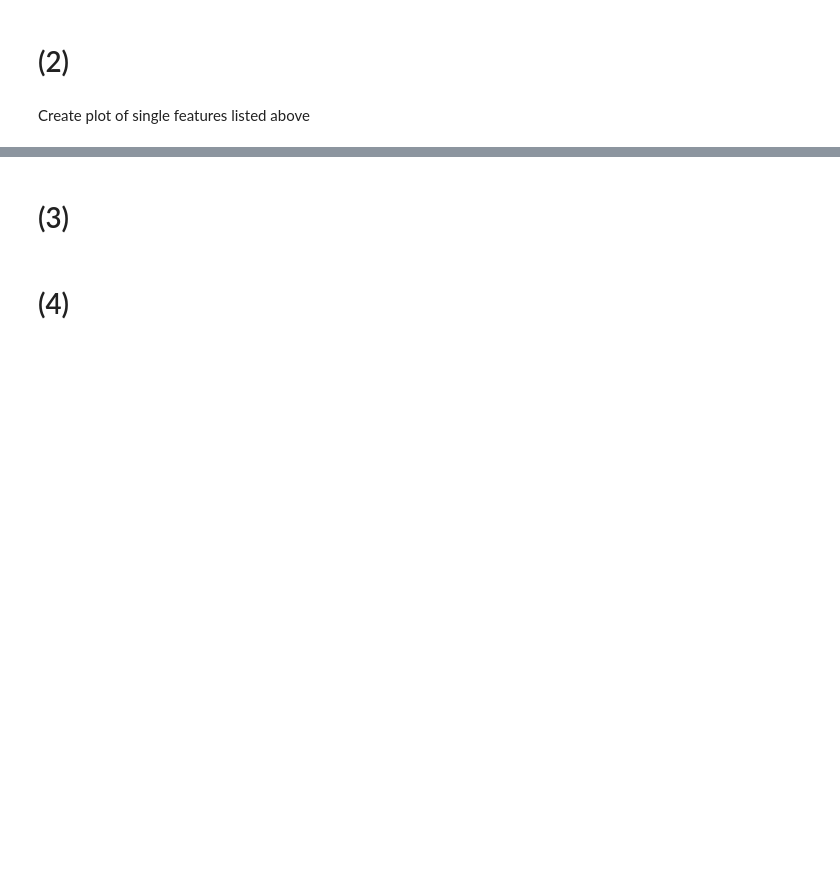
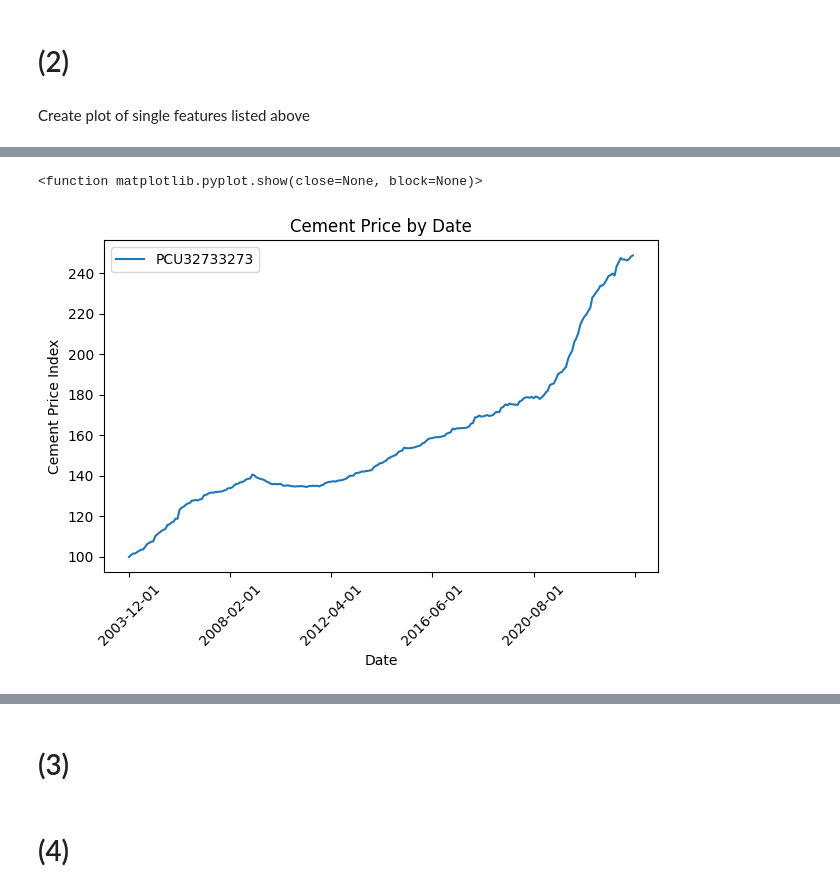
Before and after one commit to baschoff/Data-Science-Project, a Jupyter notebook: DataTeamProject.ipynb, the cells around one changed output, grey strips where cells are left out. Drawn from its saved outputs; the diff is of its cells as text; code cells hidden in the pictures; blank space fills up the shorter version.

```diff
--- a/DataTeamProject.ipynb
+++ b/DataTeamProject.ipynb
@@ -12,0 +129,11 @@ Create plot of single features listed above
+# %%
+PPI_Cement.plot.line(x=cN3[0], y=cN3[1])
+plt.title('Cement Price by Date')
+plt.xlabel('Date')
+plt.ylabel('Cement Price Index')
+plt.xticks(rotation=45)
+plt.tight_layout()
+plt.show
+# %% [output]
+<function matplotlib.pyplot.show(close=None, block=None)>
+[figure, added]
```
Also changed, not shown: parts of 9 cells of this notebook.
